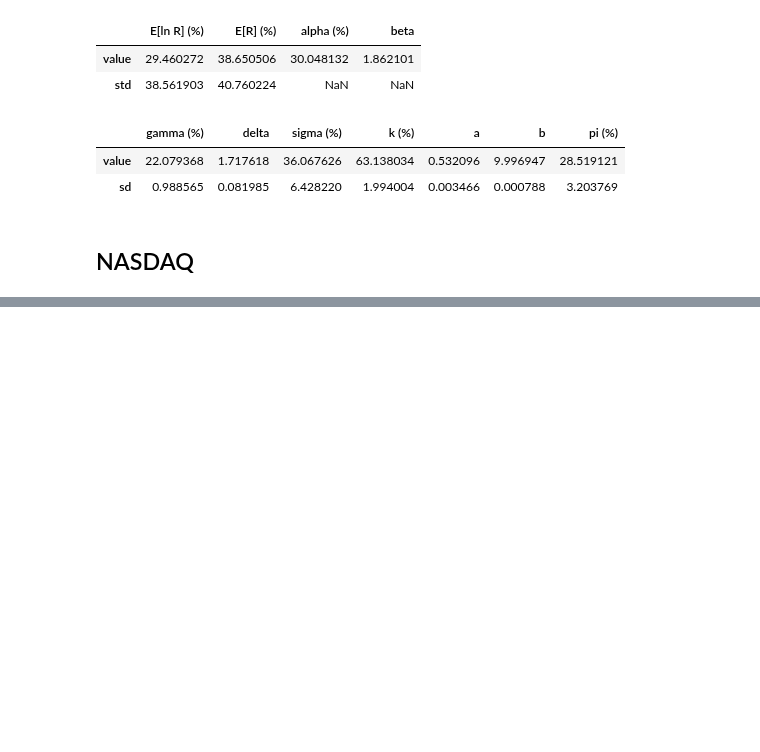
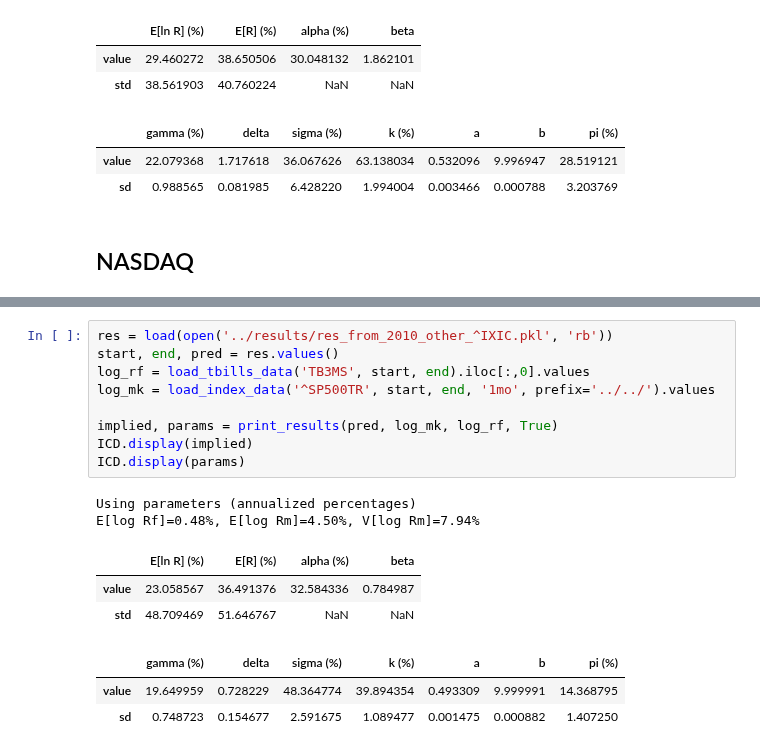
Before and after one commit to technometrics-lab/17-Venture-Capital-Risk-and-Return, a Jupyter notebook: src/notebooks/results.ipynb, the cells around one changed output, grey strips where cells are left out. Drawn from its saved outputs; the diff is of its cells as text; blank space fills up the shorter version.

```diff
--- a/src/notebooks/results.ipynb
+++ b/src/notebooks/results.ipynb
@@ -280,0 +323,18 @@ E[log Rf]=0.48%, E[log Rm]=4.50%, V[log Rm]=7.94%
+# %%
+res = load(open('../results/res_from_2010_other_^IXIC.pkl', 'rb'))
+start, end, pred = res.values()
+log_rf = load_tbills_data('TB3MS', start, end).iloc[:,0].values
+log_mk = load_index_data('^SP500TR', start, end, '1mo', prefix='../../').values
+
+implied, params = print_results(pred, log_mk, log_rf, True)
+ICD.display(implied)
+ICD.display(params)
+# %% [output]
+Using parameters (annualized percentages)
+E[log Rf]=0.48%, E[log Rm]=4.50%, V[log Rm]=7.94%
+|  | E[ln R] (%) | E[R] (%) | alpha (%) | beta |
+| value | 23.058567 | 36.491376 | 32.584336 | 0.784987 |
+| std | 48.709469 | 51.646767 | NaN | NaN |
+|  | gamma (%) | delta | sigma (%) | k (%) | a | b | pi (%) |
+| value | 19.649959 | 0.728229 | 48.364774 | 39.894354 | 0.493309 | 9.999991 | 14.368795 |
+| sd | 0.748723 | 0.154677 | 2.591675 | 1.089477 | 0.001475 | 0.000882 | 1.407250 |
```
Also changed, not shown: parts of 17 cells of this notebook, 5 other files.
